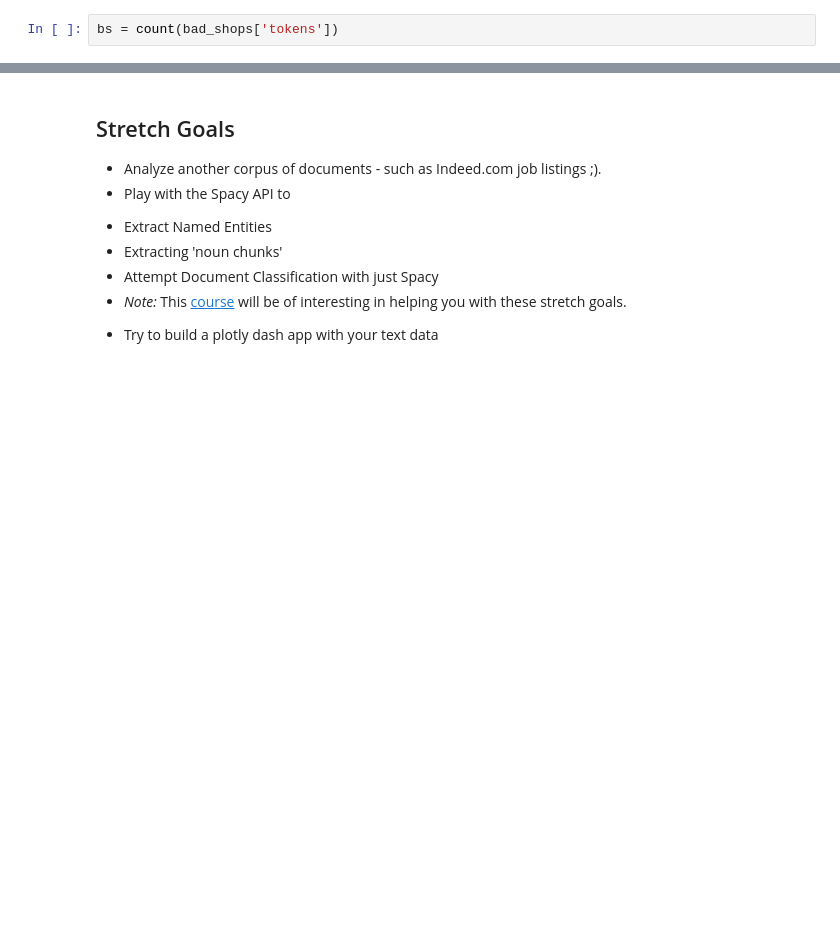
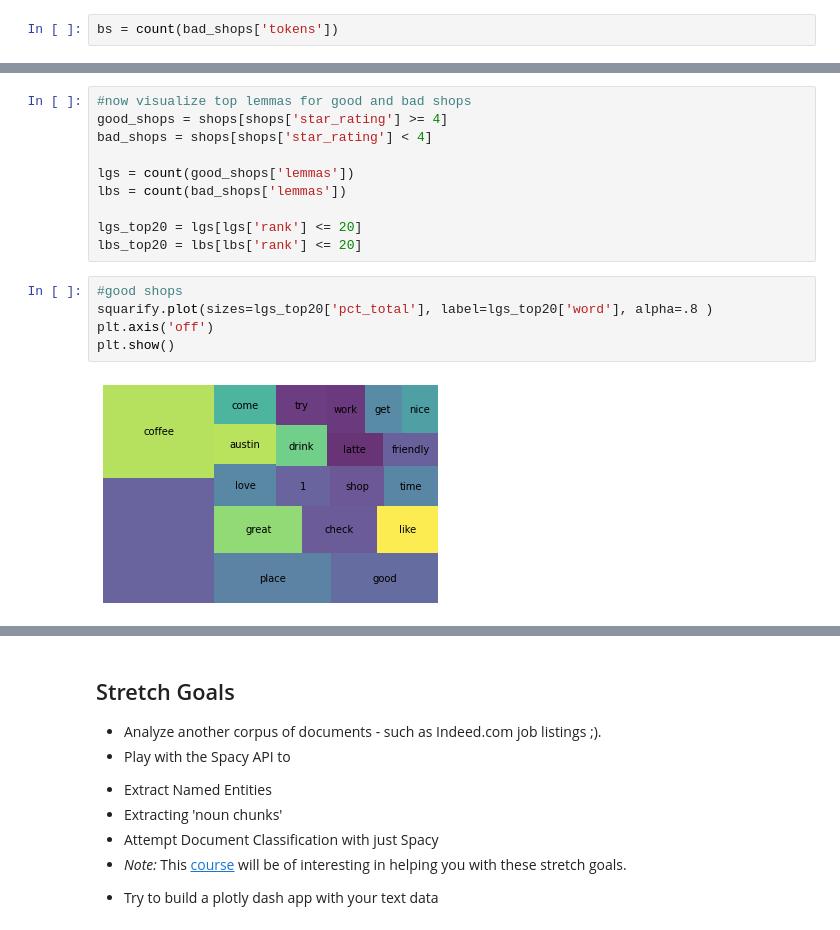
Before and after one commit to maiali13/DS-Unit-4-Sprint-1-NLP, a Jupyter notebook: module1-text-data/LS_DS_411_Text_Data_Assignment.ipynb, the cells around one changed output, grey strips where cells are left out. Saved outputs shown, nothing was run; the diff lists cells and outputs as text; blank space fills up the shorter version.

```diff
--- a/module1-text-data/LS_DS_411_Text_Data_Assignment.ipynb
+++ b/module1-text-data/LS_DS_411_Text_Data_Assignment.ipynb
@@ -320,0 +395,17 @@ plt.show()
+# %%
+#now visualize top lemmas for good and bad shops
+good_shops = shops[shops['star_rating'] >= 4]
+bad_shops = shops[shops['star_rating'] < 4]
+
+lgs = count(good_shops['lemmas'])
+lbs = count(bad_shops['lemmas'])
+
+lgs_top20 = lgs[lgs['rank'] <= 20]
+lbs_top20 = lbs[lbs['rank'] <= 20]
+# %%
+#good shops
+squarify.plot(sizes=lgs_top20['pct_total'], label=lgs_top20['word'], alpha=.8 )
+plt.axis('off')
+plt.show()
+# %% [output]
+[figure, added]
```
Also changed, not shown: parts of 17 cells of this notebook, 2 other files.
